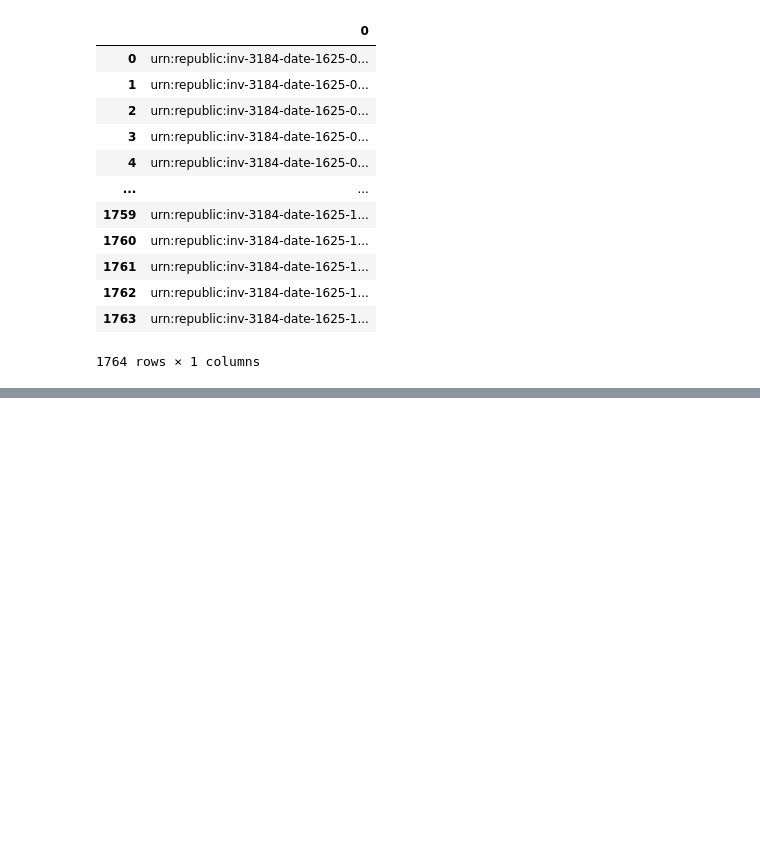
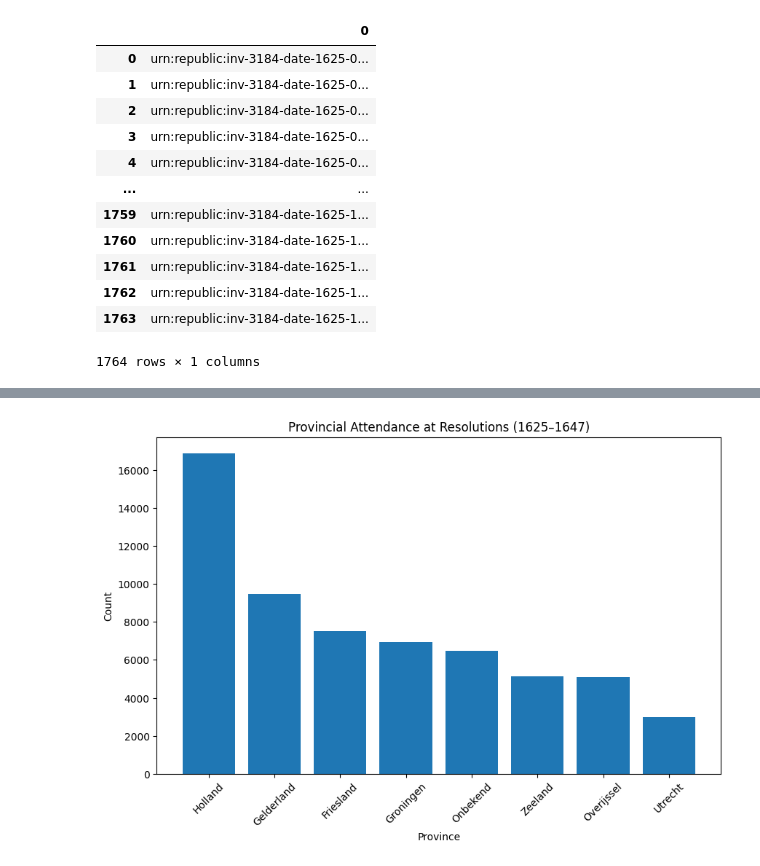
Before and after one commit to knaw-huc/broccoli-notebooks, a Jupyter notebook: svd-broccoli.ipynb, the cells around one changed output, grey strips where cells are left out. Drawn from its saved outputs; the diff is of its cells as text; code cells hidden in the pictures; blank space fills up the shorter version.

Commit message:
Refactored variable names and expanded AnnoRepo route in use case 6

```diff
--- a/svd-broccoli.ipynb
+++ b/svd-broccoli.ipynb
@@ -260,9 +261,9 @@ container = "republic-2024.11.30"
 
 query = {
     "body.type":"Session",
-    "body.metadata.sessionYear":1625
+    "body.metadata.sessionYear": {":>=": 1625, ":<=": 1647},
 }
 
-searchId = client.create_search(container, query)
-print(searchId)
+search_info = client.create_search(container, query)
+print(search_info) #The Search ID is only valid for 1 hour
 # %% [output]
@@ -291,0 +275,8 @@ print(result.json())
+# %%
+annos = []
+
+for i in client.read_search_result_annotations("republic-2024.11.30", search_info.id):
+    annos.append(i)
+
+df = pd.DataFrame(annos)
+df
@@ -291,0 +297,13 @@ print(result.json())
+# %%
+province_counter = Counter()
+delegate_counter = Counter()
+
+for anno in annos:
+    for delegate in anno["body"]["metadata"]["delegates"]:
+        province_counter[delegate["province"]] += 1
+        delegate_counter[delegate["name"]] += 1
+
+print(province_counter)
+
+province_df = pd.DataFrame.from_records(province_counter.most_common(), columns=['province','count'])
+province_df
@@ -291,0 +340,18 @@ print(result.json())
+# %%
+province_sorted = dict(
+    sorted(
+        ((key if key else "Onbekend", value) for key, value in province_counter.items()),
+        key=lambda item: item[1],
+        reverse=True
+    )
+)
+
+plt.figure(figsize=(10, 6))
+plt.bar(province_sorted.keys(), province_sorted.values())
+plt.title('Provincial Attendance at Resolutions (1625–1647)')
+plt.xlabel('Province')
+plt.ylabel('Count')
+plt.xticks(rotation=45)
+plt.show()
+# %% [output]
+[figure, added]
```
Also changed, not shown: parts of 15 cells of this notebook.
